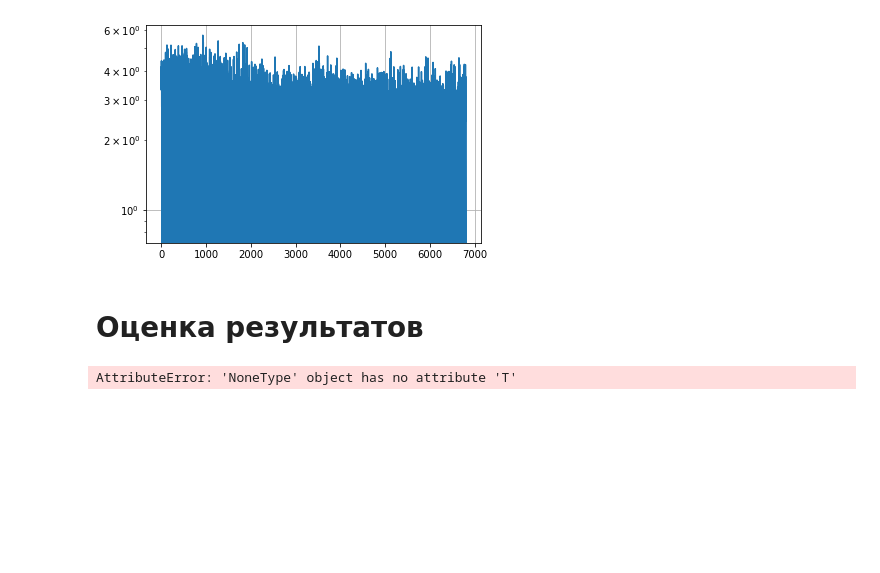
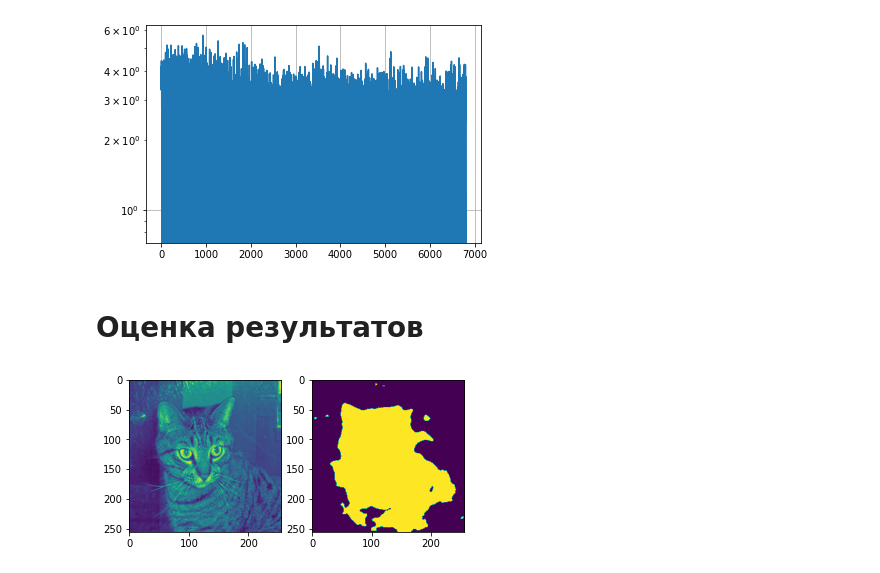
Before and after one commit to GurSergey/for_hw, a Jupyter notebook: sf_unet_task_Gurylev.ipynb, the cells around one changed output. Cells and saved outputs as stored; diff of their text form; code cells hidden in the pictures; blank space fills up the shorter version.

```diff
--- a/sf_unet_task_Gurylev.ipynb
+++ b/sf_unet_task_Gurylev.ipynb
@@ -249,18 +249,18 @@ torch.Size([1, 1, 256, 256])
 # Оценка результатов
 # %%
 #!g1.1
-im = cv2.imread('/content/Train_Data/input/cat.18.jpg')
+im = cv2.imread('Train_Data/input/cat.1.jpg')
 d = cv2.resize(im.T[1,:,:], (256, 256))
 d = d[None]
 a = model.forward(torch.FloatTensor(d/255)[None].cuda())
 b = a.detach()
 c = b.cpu().numpy()
 plt.subplot(121)
 plt.imshow(d[0,:,:].T)
 plt.subplot(122)
 plt.imshow(c[0,:,:].squeeze(0).T>0.002)
 plt.show()
 # %% [output]
-AttributeError: 'NoneType' object has no attribute 'T'
+[figure, added]
 # %%
 from PIL import image
```
